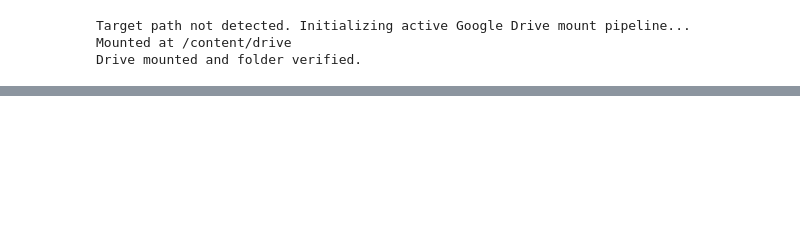
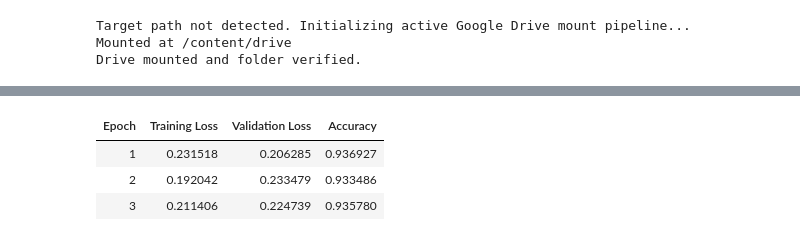
Before and after one commit to Ramprasath-Meganathan/LoRA-Plus, a Jupyter notebook: ML_Project_LoRA+.ipynb, the cells around one changed output, grey strips where cells are left out. Saved outputs shown, nothing was run; the diff lists cells and outputs as text; code cells hidden in the pictures; blank space fills up the shorter version.

Commit message:
LoRA and LoRA+  run for learning rate 1 and 4 respectively

```diff
--- a/ML_Project_LoRA+.ipynb
+++ b/ML_Project_LoRA+.ipynb
@@ -180,0 +189,13 @@ print(tokenized_dataset)
+# %%
+# Toggle this to False when you are ready for the full 67k run!
+PILOT_RUN = False
+
+if PILOT_RUN:
+    # Subset the tokenized datasets safely
+    pilot_train_dataset = tokenized_dataset["train"].select(range(1000))
+    pilot_eval_dataset = tokenized_dataset["validation"].select(range(min(200, len(tokenized_dataset["validation"]))))
+    print(f"⚡ Pilot Mode Active: Subsampled Train ({len(pilot_train_dataset)} examples) and Eval ({len(pilot_eval_dataset)} examples).")
+else:
+    pilot_train_dataset = tokenized_dataset["train"]
+    pilot_eval_dataset = tokenized_dataset["validation"]
+    print(f"🔥 Full Mode Active: Training on all {len(pilot_train_dataset)} examples.")
@@ -231,7 +314,8 @@ for name, parameter in model.named_parameters():
     other_parameters.append(parameter)
 
 base_lr = 1e-4
-lambda_ratio = 8
+# lambda_ratio = 1
+lambda_ratio = 4  # Scale up LoRA_B parameter learning rate by 8x for LoRA+
 
 optimizer = torch.optim.AdamW(
     [
@@ -245,6 +329,7 @@ optimizer = torch.optim.AdamW(
         },
         {
             "params": other_parameters,
+             "lr": base_lr
         }
     ],
     weight_decay=0.01
@@ -251,0 +411,71 @@ optimizer = torch.optim.AdamW(
+# %%
+import torch
+import evaluate
+import numpy as np
+
+from transformers import (
+    TrainingArguments,
+    Trainer,
+    DataCollatorWithPadding
+)
+
+accuracy = evaluate.load("accuracy")
+
+def compute_metrics(eval_prediction):
+    predictions, labels = eval_prediction
+
+    predictions = np.argmax(predictions, axis=-1)
+
+    return accuracy.compute(
+        predictions=predictions,
+        references=labels
+    )
+
+data_collator = DataCollatorWithPadding(
+    tokenizer=tokenizer
+)
+
+training_args = TrainingArguments(
+    output_dir="/content/drive/MyDrive/LoRA_Plus_Project/loraplus_8x",
+
+    eval_strategy="epoch",
+    save_strategy="epoch",
+    save_total_limit=2,
+
+    logging_strategy="steps",
+    logging_steps=50,
+
+    per_device_train_batch_size=16,
+    per_device_eval_batch_size=32,
+
+    num_train_epochs=3,
+
+    fp16=torch.cuda.is_available(),
+
+    report_to="none",
+
+    load_best_model_at_end=True,
+    metric_for_best_model="accuracy",
+    greater_is_better=True
+)
+
+trainer = Trainer(
+    model=model,
+    args=training_args,
+
+    train_dataset=pilot_train_dataset,
+    eval_dataset=pilot_eval_dataset,
+
+    # train_dataset=tokenized_dataset["train"],
+    # eval_dataset=tokenized_dataset["validation"],
+
+    processing_class=tokenizer,
+    data_collator=data_collator,
+
+    compute_metrics=compute_metrics,
+
+    optimizers=(optimizer, None)
+)
+
+trainer.train()
+# %% [output]
@@ -251,0 +483,4 @@ optimizer = torch.optim.AdamW(
+| Epoch | Training Loss | Validation Loss | Accuracy |
+| 1 | 0.231518 | 0.206285 | 0.936927 |
+| 2 | 0.192042 | 0.233479 | 0.933486 |
+| 3 | 0.211406 | 0.224739 | 0.935780 |
```
Also changed, not shown: parts of 18 cells of this notebook.
